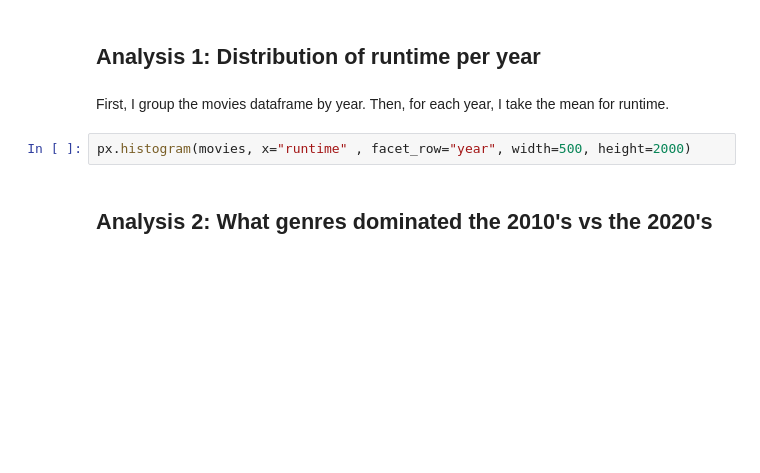
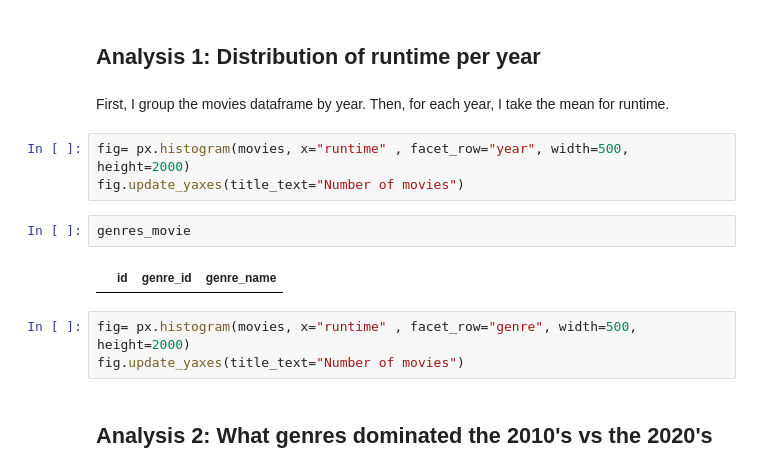
Before and after one commit to domenicapalominoh-lang/me204-final-project, a Jupyter notebook: notebooks/NB03-Data-Analysis.ipynb, the cells around one changed output. Drawn from its saved outputs; the diff is of its cells as text; blank space fills up the shorter version.

```diff
--- a/notebooks/NB03-Data-Analysis.ipynb
+++ b/notebooks/NB03-Data-Analysis.ipynb
@@ -30,7 +21,15 @@ movies.head(5)
 # %% [markdown]
 First, I group the movies dataframe by year. Then, for each year, I take the mean for runtime.
 # %%
-px.histogram(movies, x="runtime" , facet_row="year", width=500, height=2000)
+fig= px.histogram(movies, x="runtime" , facet_row="year", width=500, height=2000)
+fig.update_yaxes(title_text="Number of movies")
+# %%
+genres_movie
+# %% [output]
+|  | id | genre_id | genre_name |
+# %%
+fig= px.histogram(movies, x="runtime" , facet_row="genre", width=500, height=2000)
+fig.update_yaxes(title_text="Number of movies")
 # %% [markdown]
 ## Analysis 2: What genres dominated the 2010's vs the 2020's
 # %% [markdown]
```
Also changed, not shown: parts of 1 cell of this notebook, 17 other files.
